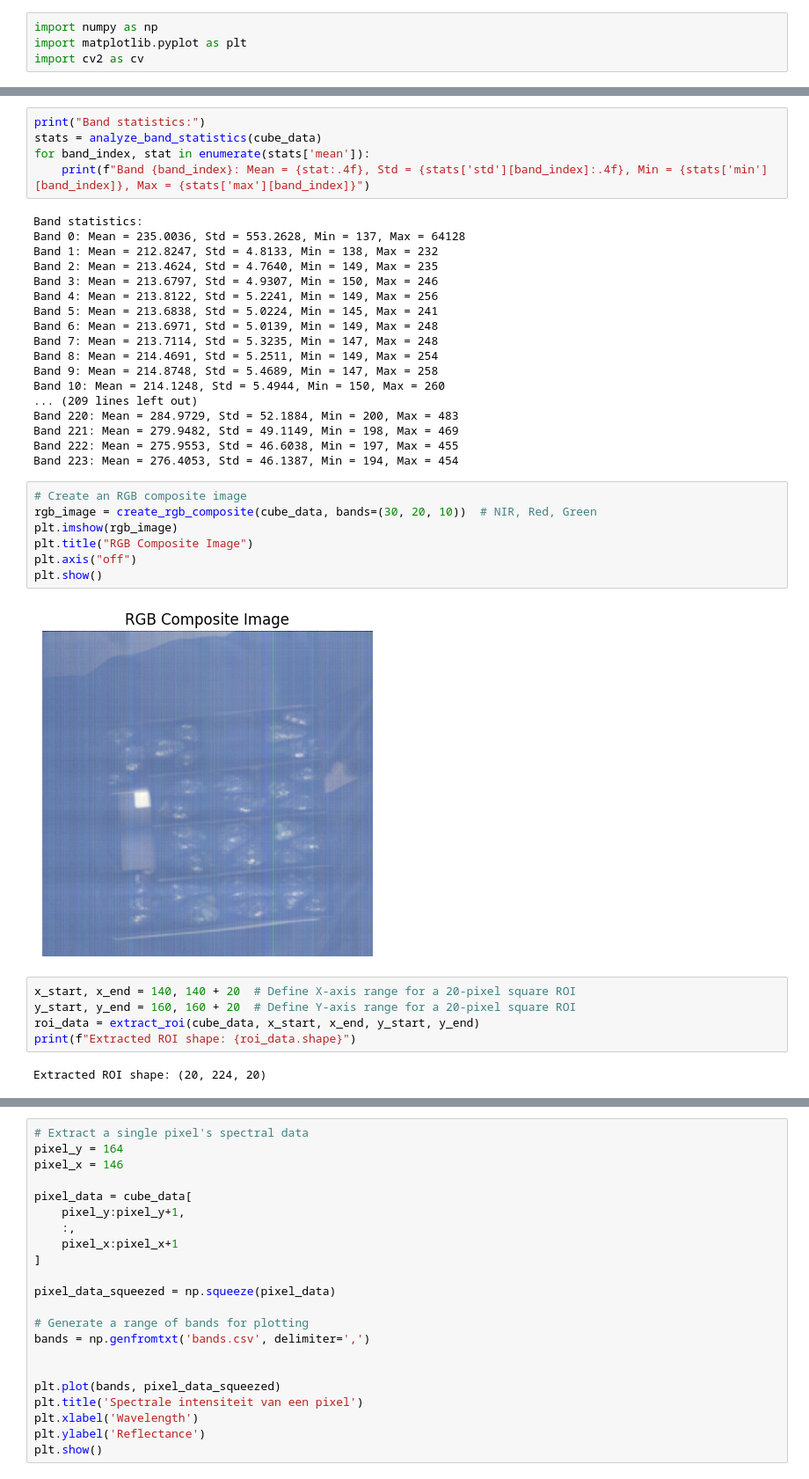
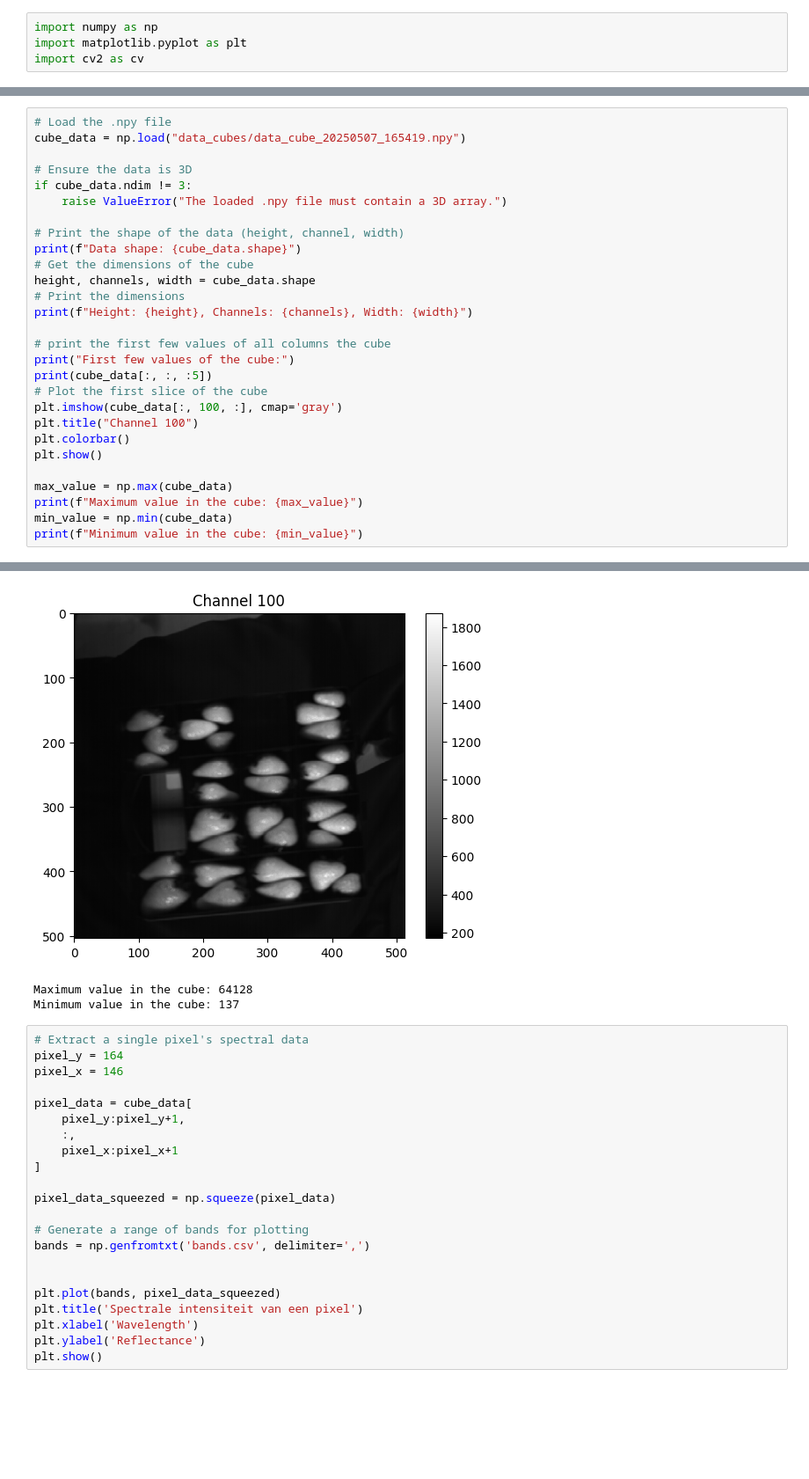
Before and after one commit to Hezengin/HSI-Sortingsystem, a Jupyter notebook: hsi_data_analysis.ipynb, the cells around one changed output, grey strips where cells are left out. Shown at 88% size. Saved outputs shown, nothing was run; the diff lists cells and outputs as text; blank space fills up the shorter version.

```diff
--- a/hsi_data_analysis.ipynb
+++ b/hsi_data_analysis.ipynb
@@ -70,39 +5,29 @@ NameError: name 'cube_data' is not defined
-# %%
-print("Band statistics:")
-stats = analyze_band_statistics(cube_data)
-for band_index, stat in enumerate(stats['mean']):
-    print(f"Band {band_index}: Mean = {stat:.4f}, Std = {stats['std'][band_index]:.4f}, Min = {stats['min'][band_index]}, Max = {stats['max'][band_index]}")
-# %% [output]
-Band statistics:
-Band 0: Mean = 235.0036, Std = 553.2628, Min = 137, Max = 64128
-Band 1: Mean = 212.8247, Std = 4.8133, Min = 138, Max = 232
-Band 2: Mean = 213.4624, Std = 4.7640, Min = 149, Max = 235
-Band 3: Mean = 213.6797, Std = 4.9307, Min = 150, Max = 246
-Band 4: Mean = 213.8122, Std = 5.2241, Min = 149, Max = 256
-Band 5: Mean = 213.6838, Std = 5.0224, Min = 145, Max = 241
-Band 6: Mean = 213.6971, Std = 5.0139, Min = 149, Max = 248
-Band 7: Mean = 213.7114, Std = 5.3235, Min = 147, Max = 248
-Band 8: Mean = 214.4691, Std = 5.2511, Min = 149, Max = 254
-Band 9: Mean = 214.8748, Std = 5.4689, Min = 147, Max = 258
-Band 10: Mean = 214.1248, Std = 5.4944, Min = 150, Max = 260
-... (209 lines left out)
-Band 220: Mean = 284.9729, Std = 52.1884, Min = 200, Max = 483
-Band 221: Mean = 279.9482, Std = 49.1149, Min = 198, Max = 469
-Band 222: Mean = 275.9553, Std = 46.6038, Min = 197, Max = 455
-Band 223: Mean = 276.4053, Std = 46.1387, Min = 194, Max = 454
-# %%
-# Create an RGB composite image
-rgb_image = create_rgb_composite(cube_data, bands=(30, 20, 10))  # NIR, Red, Green
-plt.imshow(rgb_image)
-plt.title("RGB Composite Image")
-plt.axis("off")
-plt.show()
-# %% [output]
-[figure, removed]
-# %%
-x_start, x_end = 140, 140 + 20  # Define X-axis range for a 20-pixel square ROI
-y_start, y_end = 160, 160 + 20  # Define Y-axis range for a 20-pixel square ROI
-roi_data = extract_roi(cube_data, x_start, x_end, y_start, y_end)
-print(f"Extracted ROI shape: {roi_data.shape}")
-# %% [output]
-Extracted ROI shape: (20, 224, 20)
+# %%
+# Load the .npy file
+cube_data = np.load("data_cubes/data_cube_20250507_165419.npy")
+
+# Ensure the data is 3D
+if cube_data.ndim != 3:
+    raise ValueError("The loaded .npy file must contain a 3D array.")
+
+# Print the shape of the data (height, channel, width)
+print(f"Data shape: {cube_data.shape}")
+# Get the dimensions of the cube
+height, channels, width = cube_data.shape
+# Print the dimensions
+print(f"Height: {height}, Channels: {channels}, Width: {width}")
+
+# print the first few values of all columns the cube
+print("First few values of the cube:")
+print(cube_data[:, :, :5])
+# Plot the first slice of the cube
+plt.imshow(cube_data[:, 100, :], cmap='gray')
+plt.title("Channel 100")
+plt.colorbar()
+plt.show()
+
+max_value = np.max(cube_data)
+print(f"Maximum value in the cube: {max_value}")
+min_value = np.min(cube_data)
+print(f"Minimum value in the cube: {min_value}")
+# %% [output]
@@ -109,3 +51,6 @@ Extracted ROI shape: (20, 224, 20)
+[figure, added]
+Maximum value in the cube: 64128
+Minimum value in the cube: 137
 # %%
 # Extract a single pixel's spectral data
 pixel_y = 164
```
Also changed, not shown: parts of 22 cells of this notebook.
